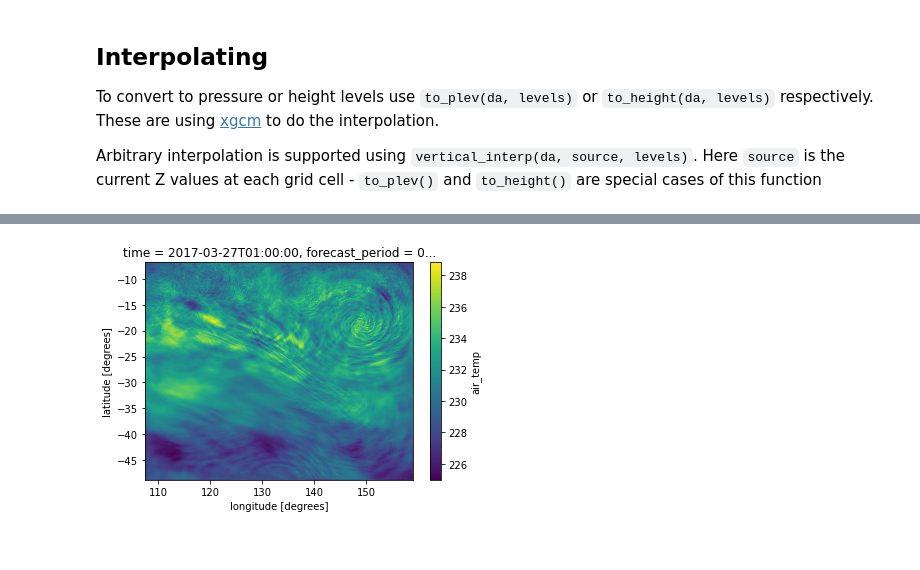
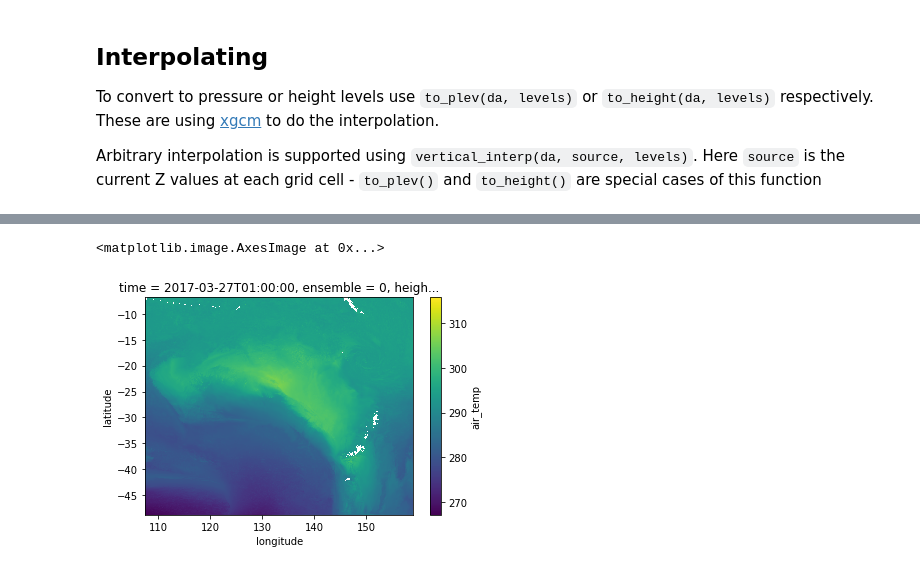
Before and after one commit to coecms/aus400-cookbook, a Jupyter notebook: notebooks/VerticalInterpolation.ipynb, the cells around one changed output, grey strips where cells are left out. Saved outputs shown, nothing was run; the diff lists cells and outputs as text; code cells hidden in the pictures.

Commit message:
Fix height interpolation

```diff
--- a/notebooks/VerticalInterpolation.ipynb
+++ b/notebooks/VerticalInterpolation.ipynb
@@ -19,7 +50,7 @@ The `level_height` coordinate in the data is what the height of that level would
 
 The true height of a grid cell is `level_height + sigma * orography`, for convenience this is available pre-calculated under the `fx` stream.
 # %%
-ta = aus400.load(resolution='d0198', stream='mdl', variable='air_temp', ensemble=0, time='20170327T0000')['air_temp']
+ta = aus400.load_var(resolution='d0198', stream='mdl', variable='air_temp', ensemble=0, time='20170327T0000')
 ta
 # %% [output]
 <xarray.DataArray 'air_temp' (ensemble: 1, time: 1, model_level_number: 90, latitude: 2120, longitude: 2600)> dask.array<broadcast_to, shape=(1, 1, 90, 2120, 2600), dtype=float32, chunksize=(1, 1, 1,  ...
@@ -113,0 +155,4 @@ Attributes: (0)
+# %%
+# 1 km height above sea level
+ta_height = aus400.vertical.to_height(ta, numpy.array([1000]))
+ta_height
@@ -114,3 +187,4 @@ Attributes: (0)
 # %%
-ta_plev.squeeze().plot.imshow()
+%%time
+ta_height.squeeze().plot.imshow();
 # %% [output]
@@ -118 +193,2 @@ ta_plev.squeeze().plot.imshow()
+<matplotlib.image.AxesImage at 0x...>
-[figure, old version]
+[figure, new version]
```
Also changed, not shown: parts of 7 cells of this notebook, 1 other file.
